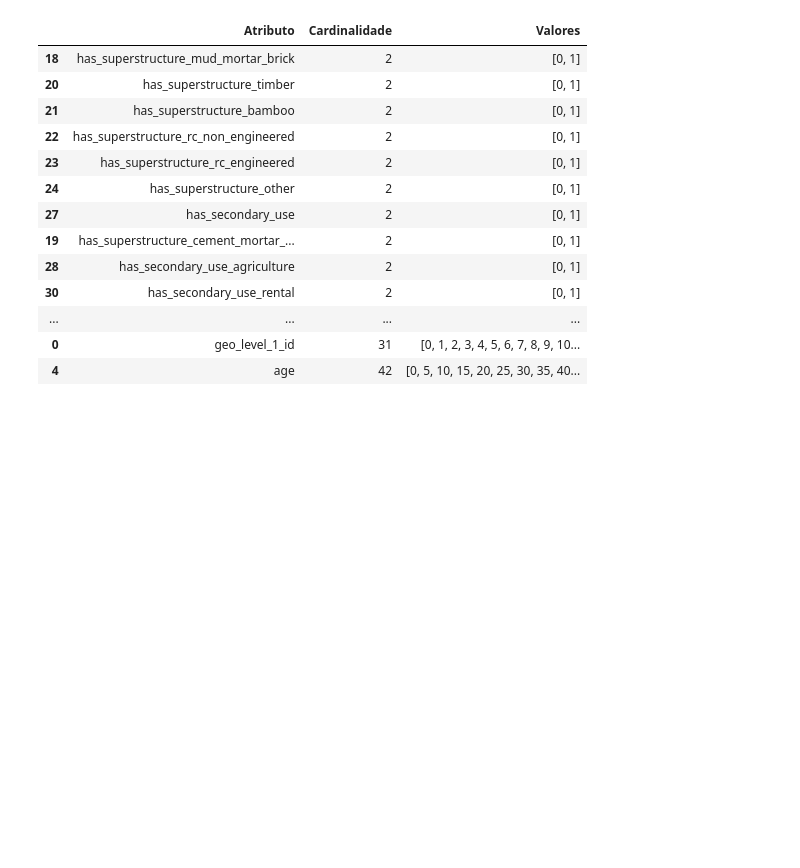
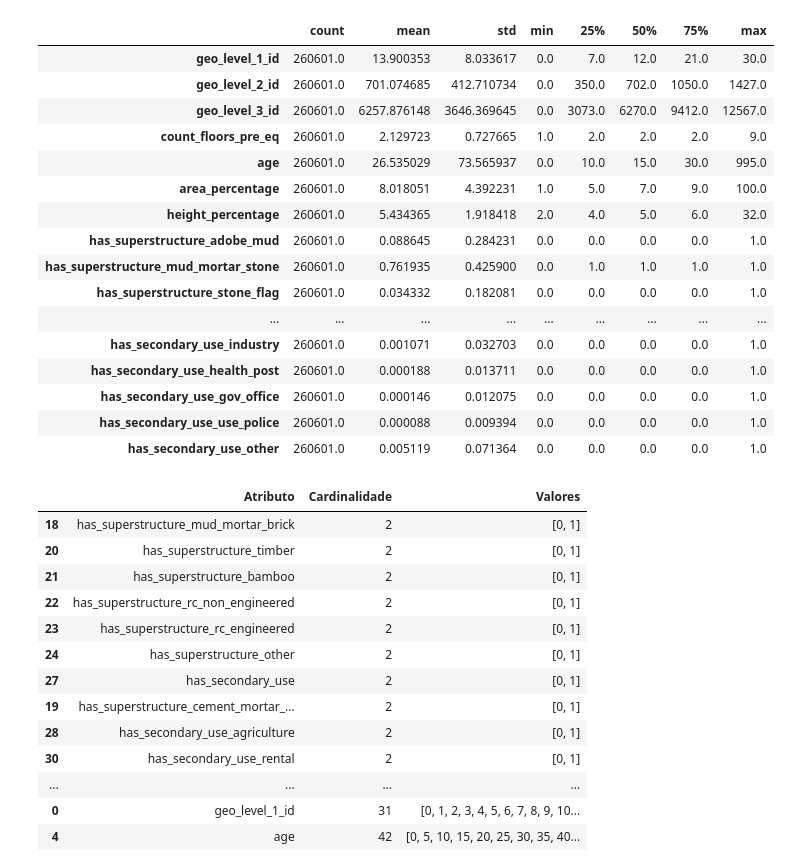
Before and after one commit to Carne-de-Pescoco/Modeling-Earthquake, a Jupyter notebook: notebooks/1_business_understanding_suto.ipynb, the cells around one changed output. Saved outputs shown, nothing was run; the diff lists cells and outputs as text; code cells hidden in the pictures; blank space fills up the shorter version.

```diff
--- a/notebooks/1_business_understanding_suto.ipynb
+++ b/notebooks/1_business_understanding_suto.ipynb
@@ -20,0 +46,20 @@ X_train.head()
+# %%
+X_train.describe().T
+# %% [output]
+|  | count | mean | std | min | 25% | 50% | 75% | max |
+| geo_level_1_id | 260601.0 | 13.900353 | 8.033617 | 0.0 | 7.0 | 12.0 | 21.0 | 30.0 |
+| geo_level_2_id | 260601.0 | 701.074685 | 412.710734 | 0.0 | 350.0 | 702.0 | 1050.0 | 1427.0 |
+| geo_level_3_id | 260601.0 | 6257.876148 | 3646.369645 | 0.0 | 3073.0 | 6270.0 | 9412.0 | 12567.0 |
+| count_floors_pre_eq | 260601.0 | 2.129723 | 0.727665 | 1.0 | 2.0 | 2.0 | 2.0 | 9.0 |
+| age | 260601.0 | 26.535029 | 73.565937 | 0.0 | 10.0 | 15.0 | 30.0 | 995.0 |
+| area_percentage | 260601.0 | 8.018051 | 4.392231 | 1.0 | 5.0 | 7.0 | 9.0 | 100.0 |
+| height_percentage | 260601.0 | 5.434365 | 1.918418 | 2.0 | 4.0 | 5.0 | 6.0 | 32.0 |
+| has_superstructure_adobe_mud | 260601.0 | 0.088645 | 0.284231 | 0.0 | 0.0 | 0.0 | 0.0 | 1.0 |
+| has_superstructure_mud_mortar_stone | 260601.0 | 0.761935 | 0.425900 | 0.0 | 1.0 | 1.0 | 1.0 | 1.0 |
+| has_superstructure_stone_flag | 260601.0 | 0.034332 | 0.182081 | 0.0 | 0.0 | 0.0 | 0.0 | 1.0 |
+| ... | ... | ... | ... | ... | ... | ... | ... | ... |
+| has_secondary_use_industry | 260601.0 | 0.001071 | 0.032703 | 0.0 | 0.0 | 0.0 | 0.0 | 1.0 |
+| has_secondary_use_health_post | 260601.0 | 0.000188 | 0.013711 | 0.0 | 0.0 | 0.0 | 0.0 | 1.0 |
+| has_secondary_use_gov_office | 260601.0 | 0.000146 | 0.012075 | 0.0 | 0.0 | 0.0 | 0.0 | 1.0 |
+| has_secondary_use_use_police | 260601.0 | 0.000088 | 0.009394 | 0.0 | 0.0 | 0.0 | 0.0 | 1.0 |
+| has_secondary_use_other | 260601.0 | 0.005119 | 0.071364 | 0.0 | 0.0 | 0.0 | 0.0 | 1.0 |
```
Also changed, not shown: parts of 3 cells of this notebook, 1 other file.
